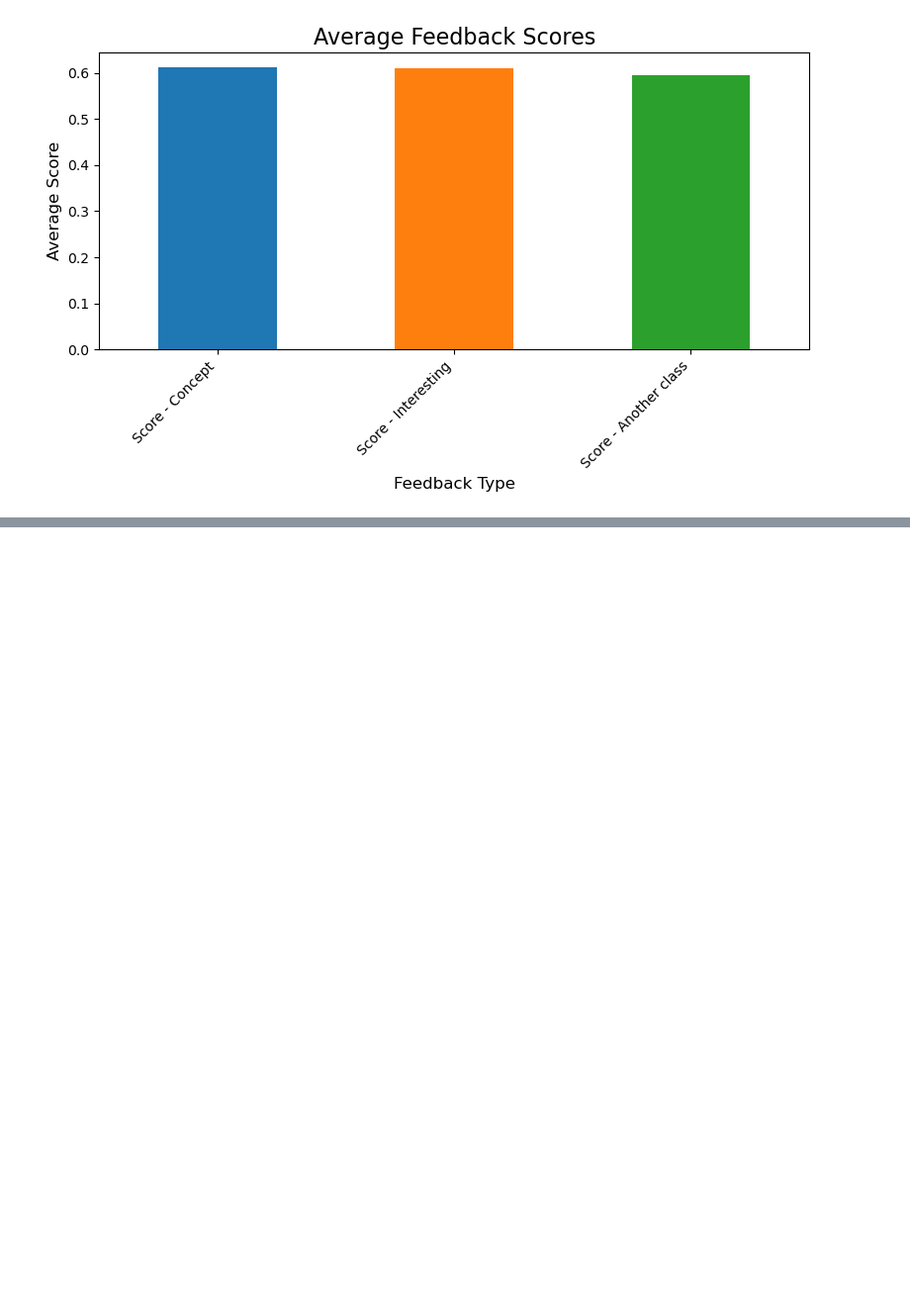
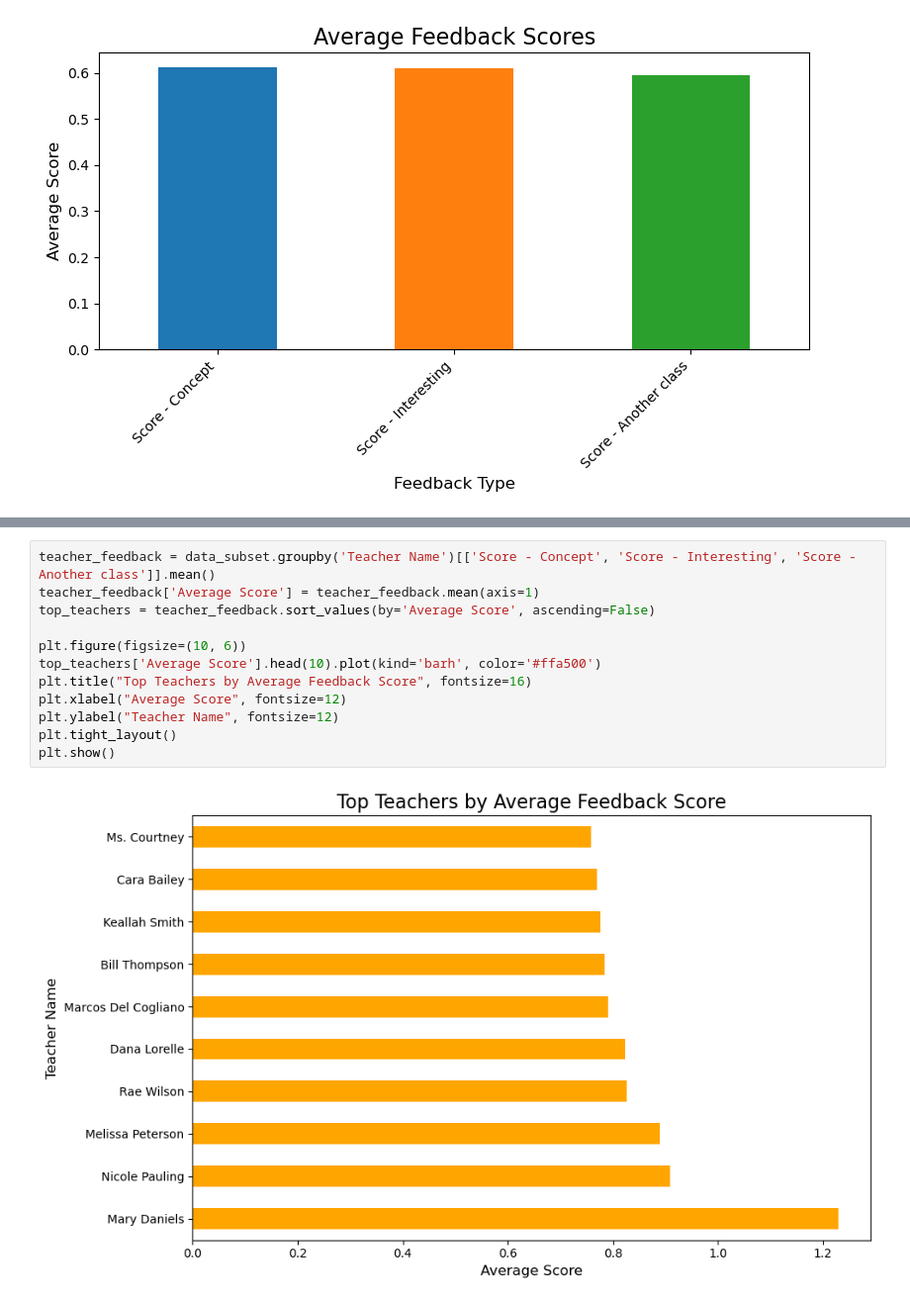
Before and after one commit to chandanpandey91/Raam-Group-dataset-solving, a Jupyter notebook: solution.ipynb, the cells around one changed output, grey strips where cells are left out. Shown at 99% size. Saved outputs shown, nothing was run; the diff lists cells and outputs as text; blank space fills up the shorter version.

```diff
--- a/solution.ipynb
+++ b/solution.ipynb
@@ -70,0 +82,14 @@ plt.show()
+# %%
+teacher_feedback = data_subset.groupby('Teacher Name')[['Score - Concept', 'Score - Interesting', 'Score - Another class']].mean()
+teacher_feedback['Average Score'] = teacher_feedback.mean(axis=1)
+top_teachers = teacher_feedback.sort_values(by='Average Score', ascending=False)
+
+plt.figure(figsize=(10, 6))
+top_teachers['Average Score'].head(10).plot(kind='barh', color='#ffa500')
+plt.title("Top Teachers by Average Feedback Score", fontsize=16)
+plt.xlabel("Average Score", fontsize=12)
+plt.ylabel("Teacher Name", fontsize=12)
+plt.tight_layout()
+plt.show()
+# %% [output]
+[figure, added]
```
Also changed, not shown: parts of 6 cells of this notebook.
